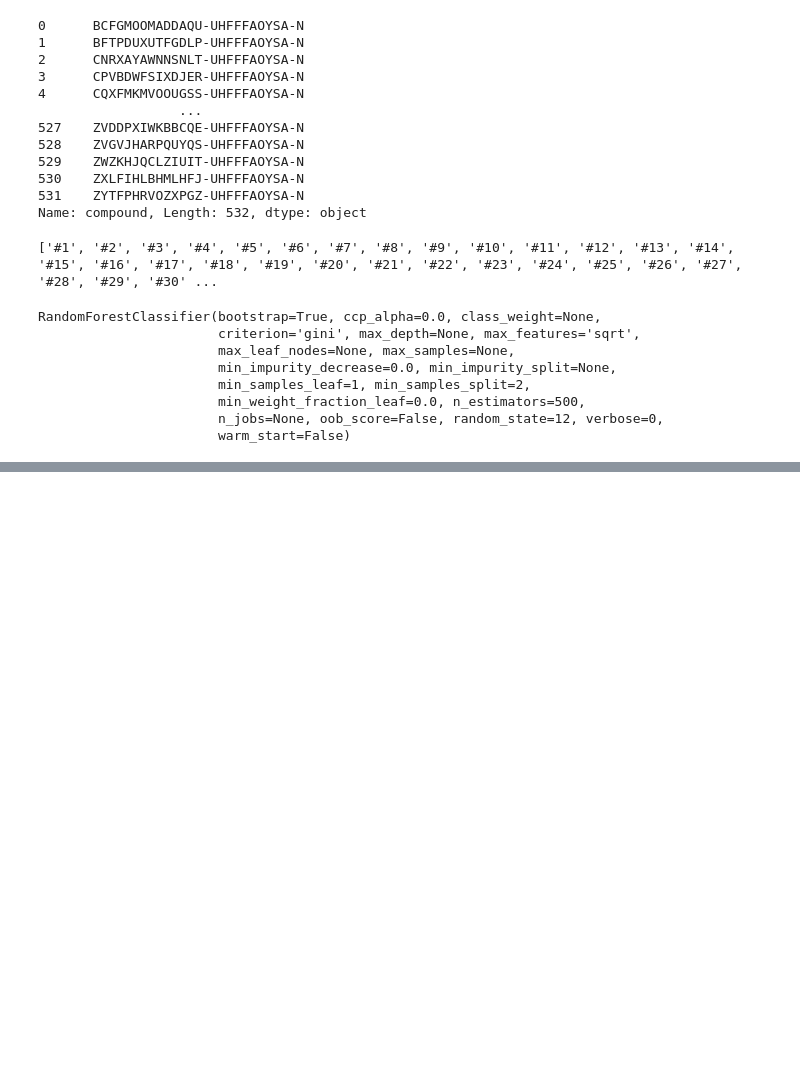
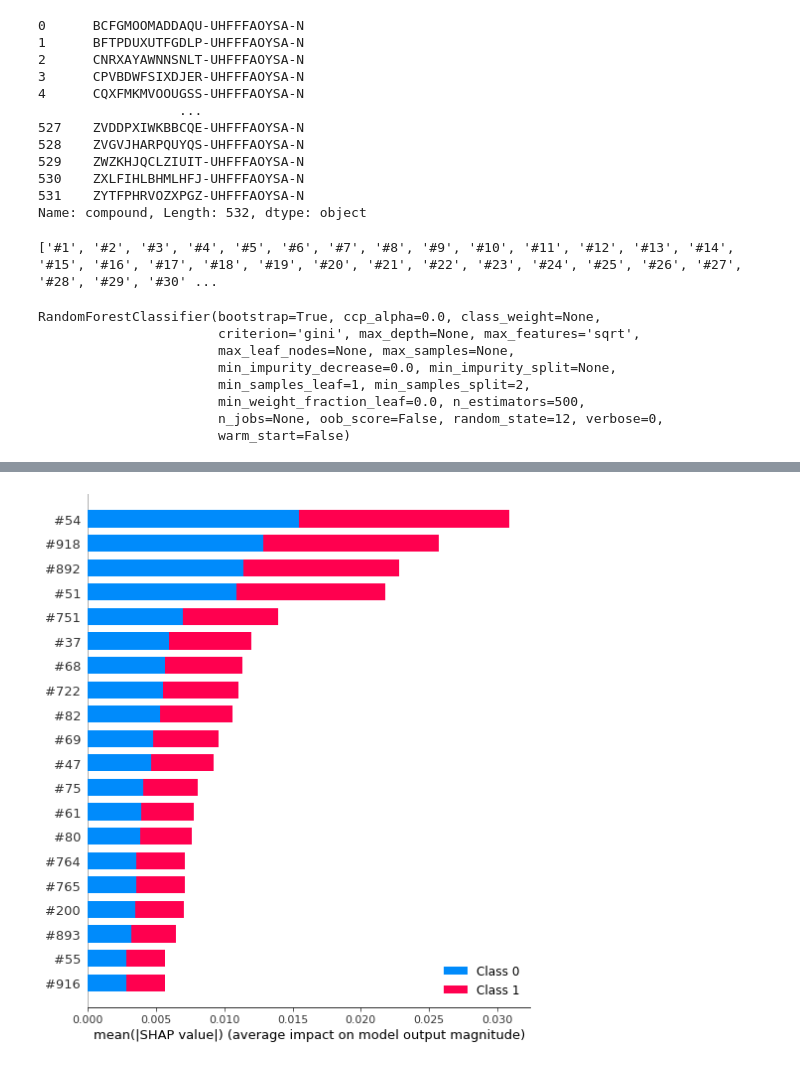
Before and after one commit to su-zu-me/RF_Model_Tutorial, a Jupyter notebook: EGFR_RF_model.ipynb, the cells around one changed output, grey strips where cells are left out. Cells and saved outputs as stored; diff of their text form; code cells hidden in the pictures; blank space fills up the shorter version.

```diff
--- a/EGFR_RF_model.ipynb
+++ b/EGFR_RF_model.ipynb
@@ -146,0 +160,7 @@ No handles with labels found to put in legend.
+# %%
+explainer = shap.TreeExplainer(rf_model)
+shap_values = explainer.shap_values(X_train)
+
+shap.summary_plot(shap_values, X_test, plot_type="bar")
+# %% [output]
+[figure, added]
```
Also changed, not shown: parts of 5 cells of this notebook.
